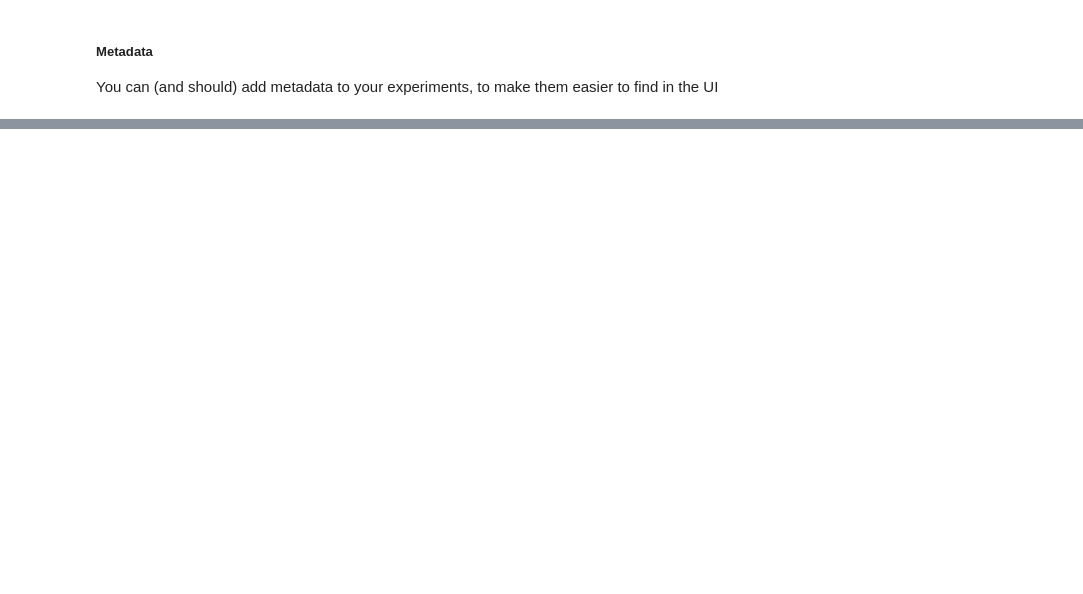
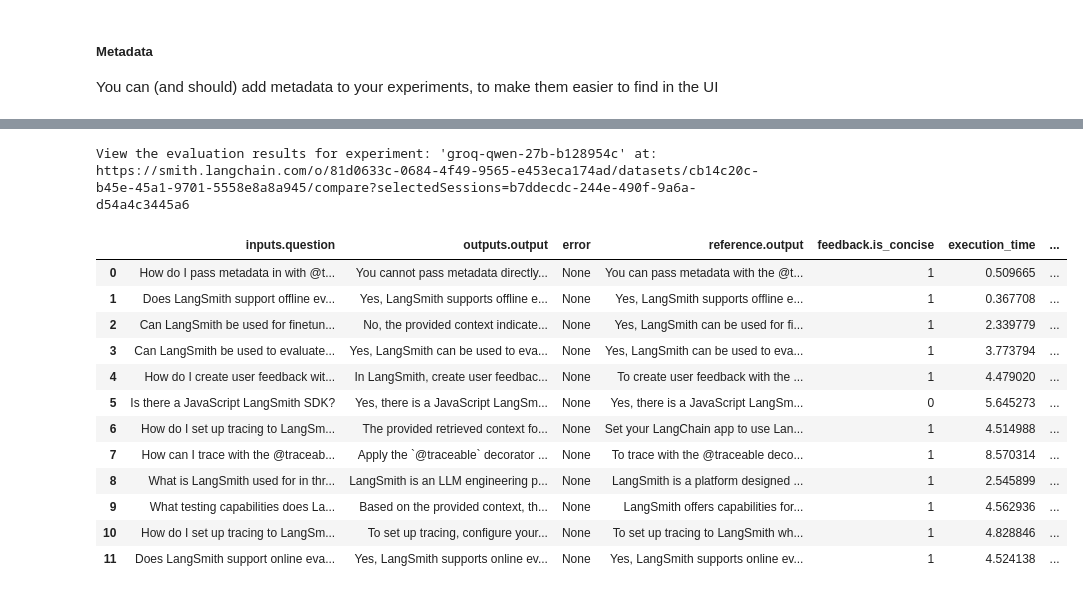
Before and after one commit to bruno-reichert/LangChain-Academy, a Jupyter notebook: 4 - Introduction to Agent Observability & Evaluations/Module 2/3experiments.ipynb, the cells around one changed output, grey strips where cells are left out. Saved outputs shown, nothing was run; the diff lists cells and outputs as text; code cells hidden in the pictures; blank space fills up the shorter version.

Commit message:
more experiments to evaluate

```diff
--- a/4 - Introduction to Agent Observability & Evaluations/Module 2/3experiments.ipynb
+++ b/4 - Introduction to Agent Observability & Evaluations/Module 2/3experiments.ipynb
@@ -326,3 +326,31 @@ https://smith.langchain.com/o/81d0633c-0684-4f49-9565-e453eca174ad/datasets/cb14
 | 9 | What testing capabilities does La... |  | None | LangSmith offers capabilities for... | 0 | 0.700594 | ... |
 | 10 | How do I set up tracing to LangSm... | Install the `langsmith` package (... | None | To set up tracing to LangSmith wh... | 1 | 0.775802 | ... |
 | 11 | Does LangSmith support online eva... | Yes, LangSmith supports online ev... | None | Yes, LangSmith supports online ev... | 1 | 0.602471 | ... |
+# %%
+evaluate(
+    target_function_qwen,
+    data=dataset_name,
+    evaluators=[is_concise_enough],
+    experiment_prefix="groq-qwen-27b",
+    metadata={
+        "model_name": "qwen/qwen3.8-27b",
+        "provider": "groq",
+        "env": "testing"
+    }
+)
+# %% [output]
+View the evaluation results for experiment: 'groq-qwen-27b-b128954c' at:
+https://smith.langchain.com/o/81d0633c-0684-4f49-9565-e453eca174ad/datasets/cb14c20c-b45e-45a1-9701-5558e8a8a945/compare?selectedSessions=b7ddecdc-244e-490f-9a6a-d54a4c3445a6
+|  | inputs.question | outputs.output | error | reference.output | feedback.is_concise | execution_time | ... |
+| 0 | How do I pass metadata in with @t... | You cannot pass metadata directly... | None | You can pass metadata with the @t... | 1 | 0.509665 | ... |
+| 1 | Does LangSmith support offline ev... | Yes, LangSmith supports offline e... | None | Yes, LangSmith supports offline e... | 1 | 0.367708 | ... |
+| 2 | Can LangSmith be used for finetun... | No, the provided context indicate... | None | Yes, LangSmith can be used for fi... | 1 | 2.339779 | ... |
+| 3 | Can LangSmith be used to evaluate... | Yes, LangSmith can be used to eva... | None | Yes, LangSmith can be used to eva... | 1 | 3.773794 | ... |
+| 4 | How do I create user feedback wit... | In LangSmith, create user feedbac... | None | To create user feedback with the ... | 1 | 4.479020 | ... |
+| 5 | Is there a JavaScript LangSmith SDK? | Yes, there is a JavaScript LangSm... | None | Yes, there is a JavaScript LangSm... | 0 | 5.645273 | ... |
+| 6 | How do I set up tracing to LangSm... | The provided retrieved context fo... | None | Set your LangChain app to use Lan... | 1 | 4.514988 | ... |
+| 7 | How can I trace with the @traceab... | Apply the `@traceable` decorator ... | None | To trace with the @traceable deco... | 1 | 8.570314 | ... |
+| 8 | What is LangSmith used for in thr... | LangSmith is an LLM engineering p... | None | LangSmith is a platform designed ... | 1 | 2.545899 | ... |
+| 9 | What testing capabilities does La... | Based on the provided context, th... | None | LangSmith offers capabilities for... | 1 | 4.562936 | ... |
+| 10 | How do I set up tracing to LangSm... | To set up tracing, configure your... | None | To set up tracing to LangSmith wh... | 1 | 4.828846 | ... |
+| 11 | Does LangSmith support online eva... | Yes, LangSmith supports online ev... | None | Yes, LangSmith supports online ev... | 1 | 4.524138 | ... |
```
Also changed, not shown: parts of 3 cells of this notebook.
